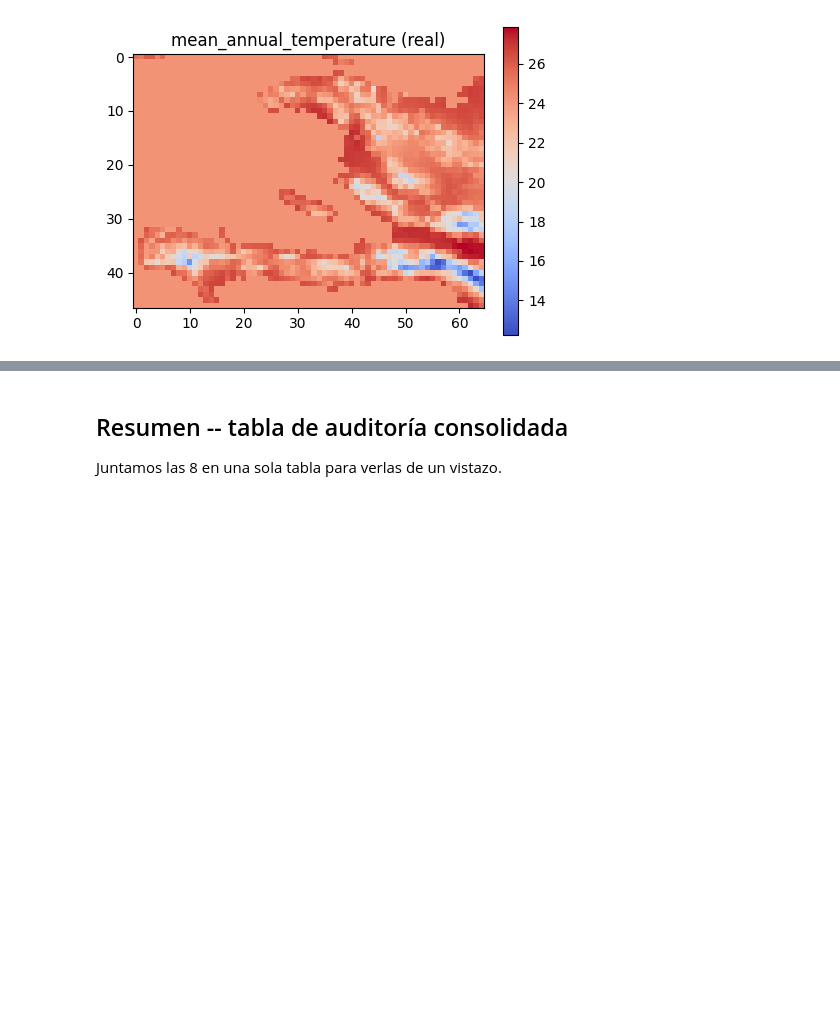
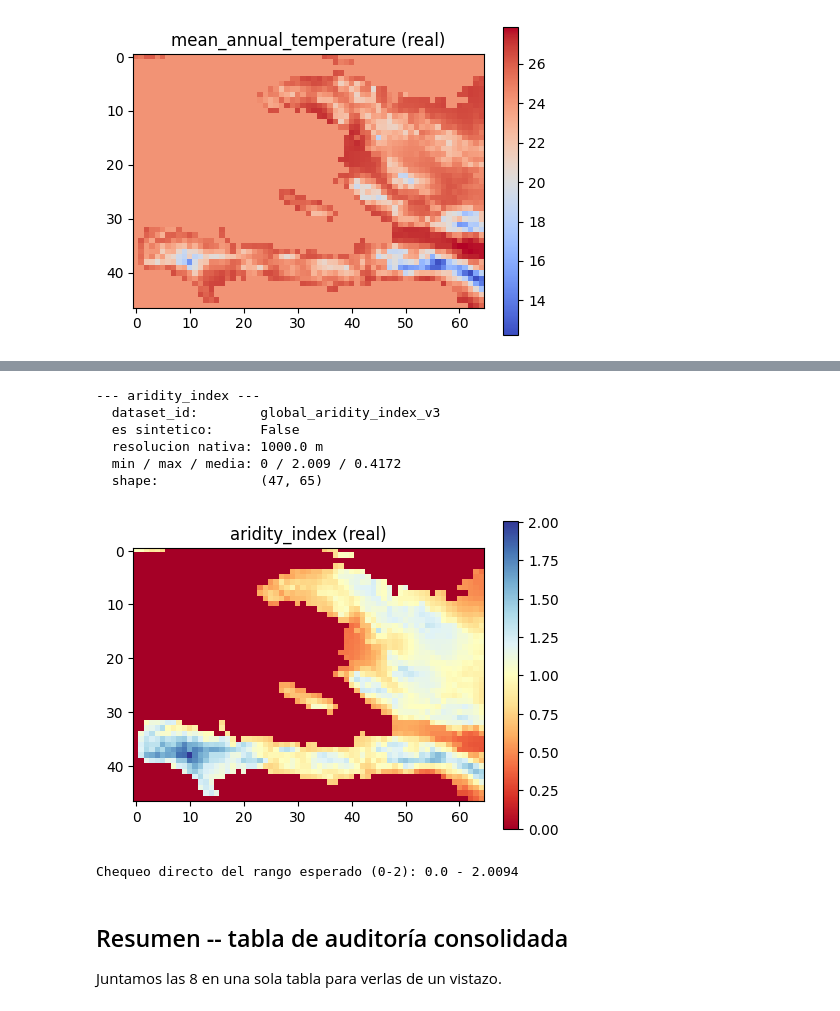
Before and after one commit to dagudelo30/nbs-ruralscan, a Jupyter notebook: pipeline/notebooks/agroforestry_hti_variable_audit.ipynb, the cells around one changed output, grey strips where cells are left out. Saved outputs shown, nothing was run; the diff lists cells and outputs as text; code cells hidden in the pictures; blank space fills up the shorter version.

```diff
--- a/pipeline/notebooks/agroforestry_hti_variable_audit.ipynb
+++ b/pipeline/notebooks/agroforestry_hti_variable_audit.ipynb
@@ -252,3 +273,16 @@ temp_da, temp_audit = audit_variable("mean_annual_temperature", cmap="coolwarm")
+# %%
+aridity_da, aridity_audit = audit_variable("aridity_index", cmap="RdYlBu")
+print()
+print("Chequeo directo del rango esperado (0-2):", aridity_da.values.min(), "-", aridity_da.values.max())
+# %% [output]
+--- aridity_index ---
+  dataset_id:        global_aridity_index_v3
+  es sintetico:      False
+  resolucion nativa: 1000.0 m
+  min / max / media: 0 / 2.009 / 0.4172
+  shape:             (47, 65)
+[figure, added]
+Chequeo directo del rango esperado (0-2): 0.0 - 2.0094
 # %% [markdown]
 ## Resumen -- tabla de auditoría consolidada
 
```
Also changed, not shown: parts of 4 cells of this notebook, 4 other files.
